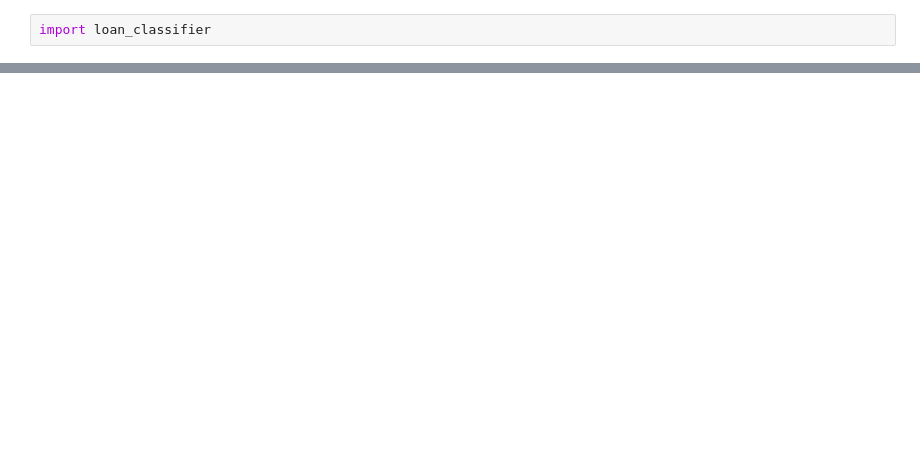
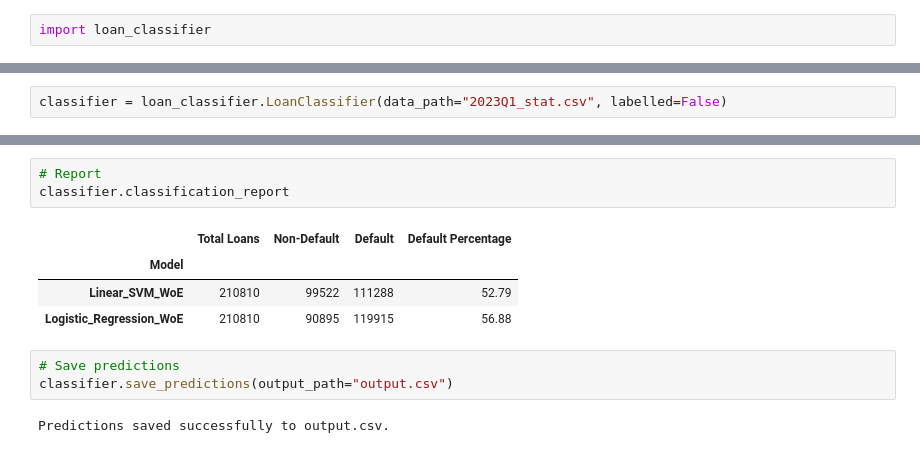
Before and after one commit to MIE479-2024/msf-capstone-crm, a Jupyter notebook: Demo/demo.ipynb, the cells around one changed output, grey strips where cells are left out. Drawn from its saved outputs; the diff is of its cells as text; blank space fills up the shorter version.

```diff
--- a/Demo/demo.ipynb
+++ b/Demo/demo.ipynb
@@ -11,0 +67,2 @@ FileNotFoundError: [Errno 2] No such file or directory: 'models/binning_models.p
+# %%
+classifier = loan_classifier.LoanClassifier(data_path="2023Q1_stat.csv", labelled=False)
@@ -11,0 +90,13 @@ FileNotFoundError: [Errno 2] No such file or directory: 'models/binning_models.p
+# %%
+# Report
+classifier.classification_report
+# %% [output]
+|  | Total Loans | Non-Default | Default | Default Percentage |
+| Model |  |  |  |  |
+| Linear_SVM_WoE | 210810 | 99522 | 111288 | 52.79 |
+| Logistic_Regression_WoE | 210810 | 90895 | 119915 | 56.88 |
+# %%
+# Save predictions
+classifier.save_predictions(output_path="output.csv")
+# %% [output]
+Predictions saved successfully to output.csv.
```
Also changed, not shown: parts of 10 cells of this notebook, 9 other files.
